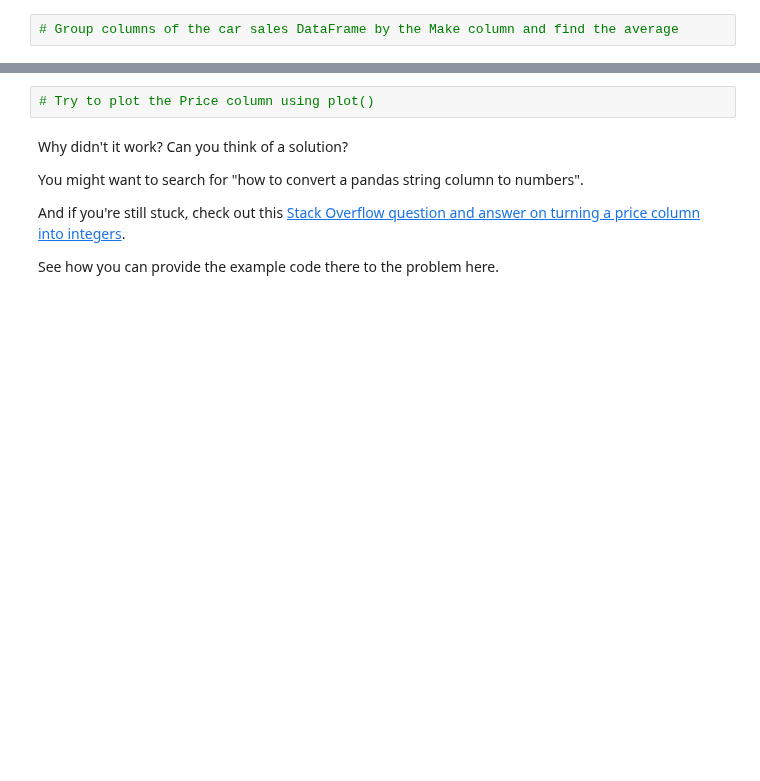
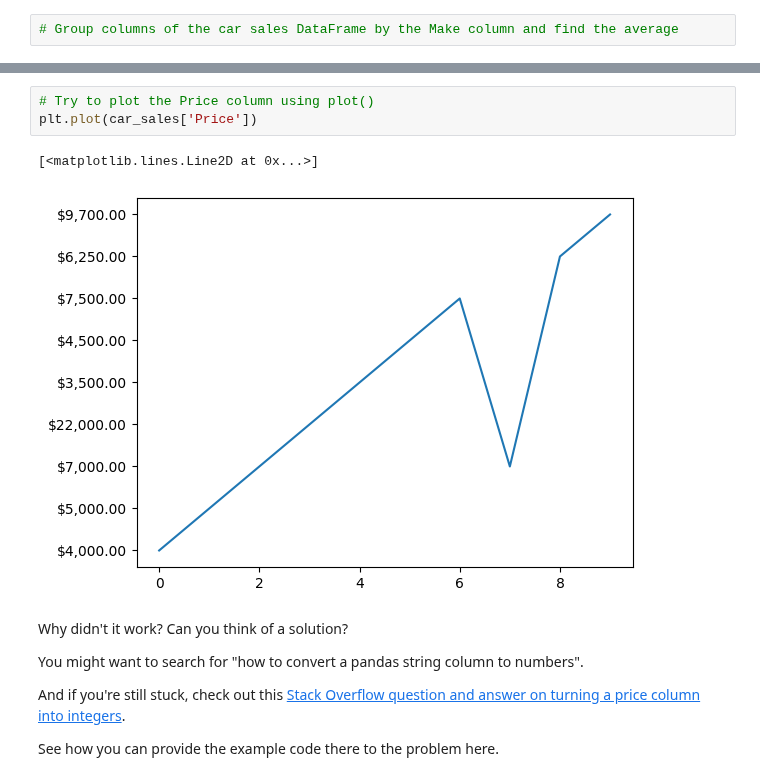
Before and after one commit to diaabadr/Ai-for-robotics, a Jupyter notebook: Task_0/pandas-exercises.ipynb, the cells around one changed output, grey strips where cells are left out. Drawn from its saved outputs; the diff is of its cells as text; blank space fills up the shorter version.

```diff
--- a/Task_0/pandas-exercises.ipynb
+++ b/Task_0/pandas-exercises.ipynb
@@ -70,5 +127,9 @@ Check the pandas documentation for [.loc](https://pandas.pydata.org/pandas-docs/
 # %%
 # Try to plot the Price column using plot()
+plt.plot(car_sales['Price'])
+# %% [output]
+[<matplotlib.lines.Line2D at 0x...>]
+[figure, added]
 # %% [markdown]
 Why didn't it work? Can you think of a solution?
 
```
Also changed, not shown: parts of 46 cells of this notebook, 1 other file.
